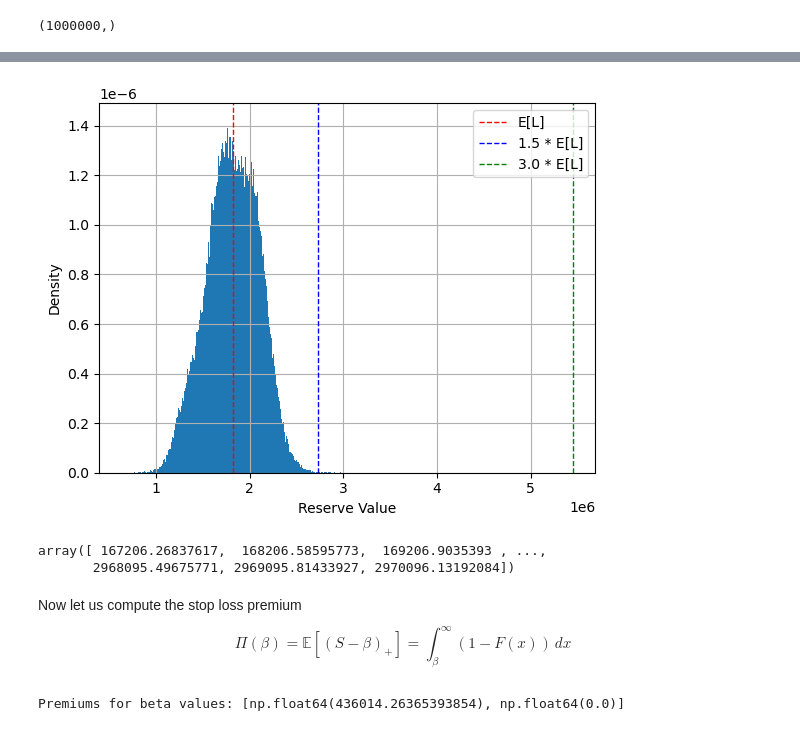
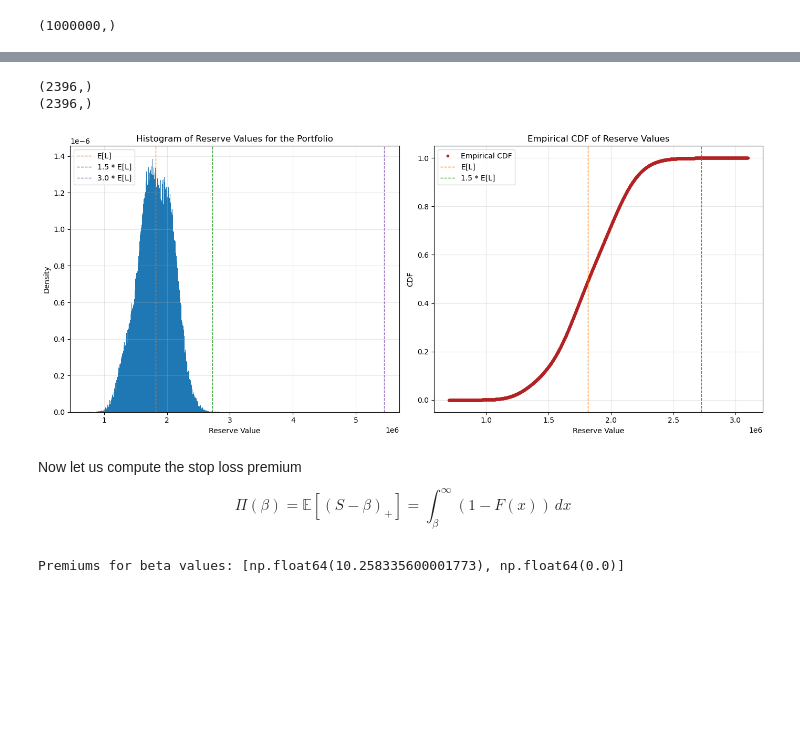
Before and after one commit to samizwei/Life-Insurance-Sami, a Jupyter notebook: Exam_Final_SZ.ipynb, the cells around one changed output, grey strips where cells are left out. Drawn from its saved outputs; the diff is of its cells as text; code cells hidden in the pictures; blank space fills up the shorter version.

```diff
--- a/Exam_Final_SZ.ipynb
+++ b/Exam_Final_SZ.ipynb
@@ -435,7 +438,7 @@ for i,s in enumerate(Symbols):
     y1 = data_to_plot[i,:,0] - data_to_plot[i,:,1]
     y2 = data_to_plot[i,:,0] + data_to_plot[i,:,1]
     plt.fill_between(range(len(ns)), y1, y2, alpha=0.3)
-    line,= plt.plot(data_to_plot[i,:,0], 'd-', label="(%s,%s)"%(symb1,symb2))
+    line,= plt.plot(data_to_plot[i,:,0], 'd-', color=colors[i], label="(%s,%s)"%(symb1,symb2))
     plt.hlines(reserves_excact[i], xmin=0, xmax=len(ns)-1, colors=line.get_color(), linestyles='dashed')
 plt.xticks(np.arange(len(ns)), ns)
 plt.legend(bbox_to_anchor=(1.05, 1), loc='upper left')
@@ -503,20 +501,20 @@ Quantiles for state (S,D)
 90.00 pct --->  425473.25
 95.00 pct --->  425473.25
 # %%
-plt.figure(figsize=(12, 6))
+plt.figure(figsize=(8, 6))
 plt.title("Quantiles for Different Initial States")
 plt.xlabel(r'Quantile $\alpha$')
 plt.ylabel("Reserve Value")
 plt.xticks()
 
 for i, s in enumerate(Symbols):
+    plt.plot(quant, quantiles_cdf[i, :], 'd-', color=colors[i], label="(%s,%s)" % (s[0], s[1]))
 
-    plt.plot(quant, quantiles_cdf[i, :], 'd-', label="(%s,%s)" % (s[0], s[1]))
 tks = ['5%', '10%', '25%', '50%', '75%', '90%', '95%']
 plt.xticks(quant, tks)
-plt.legend(bbox_to_anchor=(1.05, 1), loc='upper left')
+plt.legend(bbox_to_anchor=(0.5, -0.15), loc='upper center', ncol=6)
 plt.grid(True, alpha=0.3)
 plt.tight_layout()
-plt.savefig("Plots/Quantiles_Markov_States_34.png", bbox_inches='tight', dpi=600)
+# plt.savefig("Plots/Quantiles_Markov_States_34.png", bbox_inches='tight', dpi=600)
 plt.show()
 # %% [output]
@@ -796,7 +788,7 @@ array([ 5348.4,  7838.6, 10676.2, 12881.4,  8974. , 14015.4, 16955.4,
 # %%
 # x65 = np.unique(cashflows_65)
 # Plot empirical CDFs for cashflows at ages 65 and 66 for all states
-fig, axes = plt.subplots(nrows=4, ncols=3, figsize=(15, 16))
+fig, axes = plt.subplots(nrows=3, ncols=4, figsize=(15, 10))
 axes = axes.flatten()
 
 for state_idx, s in enumerate(Symbols):
@@ -822,6 +814,6 @@ for state_idx, s in enumerate(Symbols):
 axes[-1].axis('off')
 
 plt.tight_layout()
-# plt.savefig("Plots/Empirical_CDF_Cashflows_All_States.png", bbox_inches='tight', dpi=600)
+plt.savefig("Plots/Empirical_CDF_Cashflows_All_States.png", bbox_inches='tight', dpi=600)
 plt.show()
 # %% [output]
@@ -933,18 +925,38 @@ Number of bins:  2527.0
+# %%
+bin_vals, bin_edges = np.histogram(large_arr, bins=int(bin_number), density=True)
+print(bin_vals.shape)
+empirical_cdf = np.cumsum(bin_vals * (bin_edges[1]-bin_edges[0]))
+print(empirical_cdf.shape)
+# %% [output]
+(2396,)
+(2396,)
 # %%
-bin_vals, bin_edges = np.histogram(large_arr, bins=int(bin_number), density=True)
-plt.hist(large_arr, bins=int(bin_number), range=(large_arr.min(), large_arr.max()), density=True)
-plt.xlabel("Reserve Value")
-plt.ylabel("Density")
-plt.axvline(x=Exp_Loss, color='r', linestyle='dashed', linewidth=1, label='E[L]')
-plt.axvline(x=1.5 * Exp_Loss, color='b', linestyle='dashed', linewidth=1, label='1.5 * E[L]')
-plt.axvline(x=3.0 * Exp_Loss, color='g', linestyle='dashed', linewidth=1, label='3.0 * E[L]')
-plt.grid(True)
-plt.legend()
+fig, ax = plt.subplots(1, 2, figsize=(14, 6))
+
+# Left plot: Histogram with axvlines
+ax[0].hist(large_arr, bins=int(bin_number), range=(large_arr.min(), large_arr.max()), density=True)
+ax[0].axvline(x=Exp_Loss, color='tab:orange', linestyle='dashed', linewidth=1, label='E[L]')
+ax[0].axvline(x=1.5 * Exp_Loss, color='tab:green', linestyle='dashed', linewidth=1, label='1.5 * E[L]')
+ax[0].axvline(x=3.0 * Exp_Loss, color='tab:purple', linestyle='dashed', linewidth=1, label='3.0 * E[L]')
+ax[0].set_title("Histogram of Reserve Values for the Portfolio")
+ax[0].set_xlabel("Reserve Value")
+ax[0].set_ylabel("Density")
+ax[0].grid(True, alpha=0.3)
+ax[0].legend()
+
+# Right plot: Empirical CDF
+ax[1].plot(bin_edges[1:], empirical_cdf, '.', color='firebrick', linewidth=2, label='Empirical CDF')
+ax[1].axvline(x=Exp_Loss, color='tab:orange', linestyle='dashed', linewidth=1, label='E[L]')
+ax[1].axvline(x=1.5 * Exp_Loss, color='tab:green', linestyle='dashed', linewidth=1, label='1.5 * E[L]')
+# ax[1].axvline(x=3.0 * Exp_Loss, color='g', linestyle='dashed', linewidth=1, label='3.0 * E[L]')
+ax[1].set_title("Empirical CDF of Reserve Values")
+ax[1].set_xlabel("Reserve Value")
+ax[1].set_ylabel("CDF")
+ax[1].grid(True, alpha=0.3)
+ax[1].legend()
+
+plt.tight_layout()
+plt.savefig("Plots/Histogram_and_Empirical_CDF_Portfolio_Reserves.png", bbox_inches='tight', dpi=800)
 plt.show()
 # %% [output]
-[figure, old version]
+[figure, new version]
-# %%
-bin_edges
-# %% [output]
-array([ 167206.26837617,  168206.58595773,  169206.9035393 , ...,
-       2968095.49675771, 2969095.81433927, 2970096.13192084])
@@ -957,7 +967,9 @@ $$ \Pi(\beta) = \mathbb{E}[(S- \beta)_+] =  \int_{\beta}^{\infty} (1-F(x)) \, dx
 betas = np.array([1.5* Exp_Loss, 3.0 * Exp_Loss])
 premiums = []
 
-survival_probs = 1.0 - bin_vals
+cdf = np.cumsum(bin_vals * (bin_edges[1]-bin_edges[0]))
+survival_probs = 1.0 - cdf
+# survival_probs = bin_vals
 
 
 for beta in betas:
@@ -967,6 +979,6 @@ for beta in betas:
 
 print("Premiums for beta values:", premiums)
 # %% [output]
-Premiums for beta values: [np.float64(436014.26365393854), np.float64(0.0)]
+Premiums for beta values: [np.float64(10.258335600001773), np.float64(0.0)]
 # %%
 # print(bin_edges[2897:2899], bin_edges[3201:3204])
```
Also changed, not shown: parts of 17 cells of this notebook, 16 other files.
